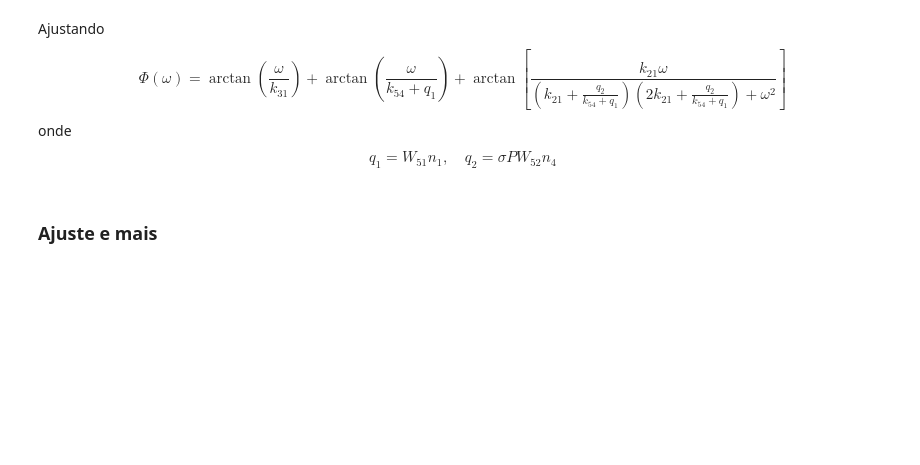
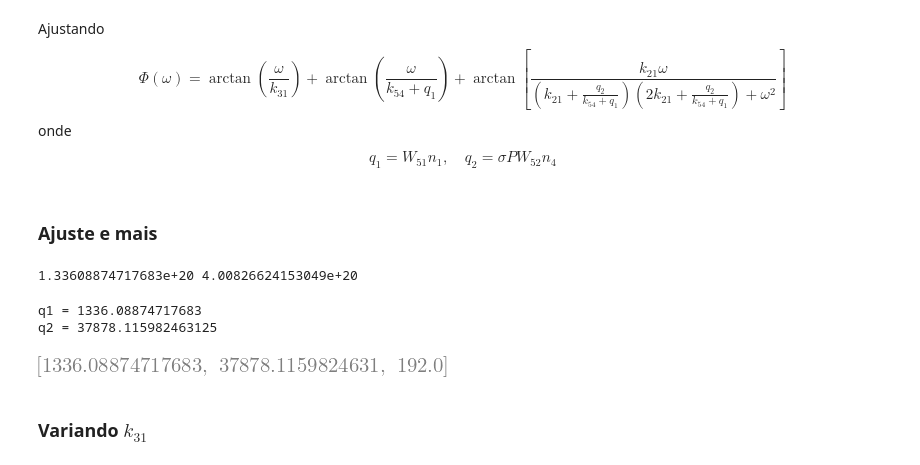
Before and after one commit to habakukc22/ode-system, a Jupyter notebook: initial_parameters.ipynb, the cells around one changed output. Cells and saved outputs as stored; diff of their text form; code cells hidden in the pictures; blank space fills up the shorter version.

```diff
--- a/initial_parameters.ipynb
+++ b/initial_parameters.ipynb
@@ -27 +64,34 @@ $$
+# %%
+# Estimativa de n1 e n4
+dens_y2o3 = 5.010 #g/cm^3
+massa_molar_y2o3 = 225.81 #g/mol
+frac_er = 0.005 # percentual de Er3+ da amostra
+frac_yb = 0.015 # percentual de Yb3+ da amostra
+
+n1 = (dens_y2o3/massa_molar_y2o3)*(6.022e23)*2*(frac_er)
+n4 = (dens_y2o3/massa_molar_y2o3)*(6.022e23)*2*(frac_yb)
+print(n1, n4)
+# %% [output]
+1.33608874717683e+20 4.00826624153049e+20
+# %%
+ww51 = 1e-17
+ww52 = 1e-17
+
+sigma = 1.75e-20
+P = 5.4e20
+
+print(f"q1 = {ww51*n1}")
+print(f"q2 = {sigma*P*ww52*n4}")
+# %% [output]
+q1 = 1336.08874717683
+q2 = 37878.115982463125
+# %%
+# chutes = np.array([10**i for i in range(3)])*(1e-6)
+chutes = [1336.08874717683, 37878.115982463125, 192.0 ]
+
+chutes
+# %% [output]
+[figure, added]
+# %% [markdown]
+### Variando $k_{31}$
 # %%
```
Also changed, not shown: parts of 12 cells of this notebook.
